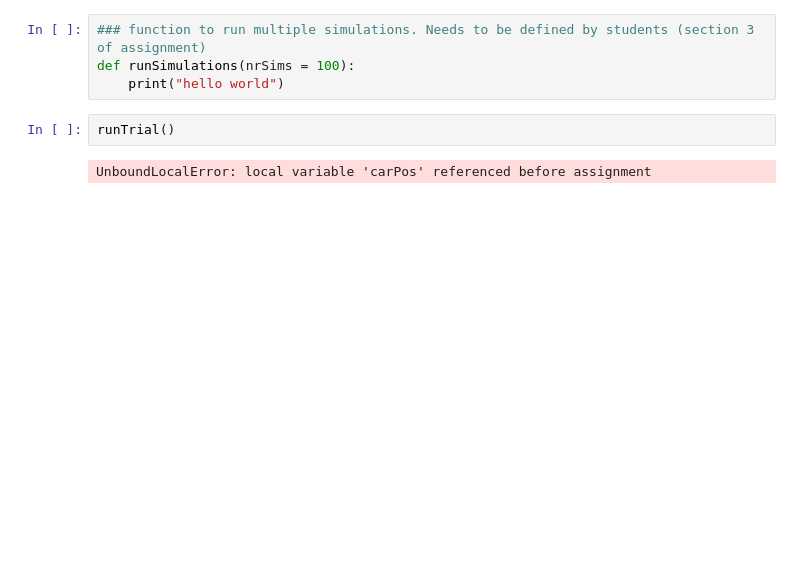
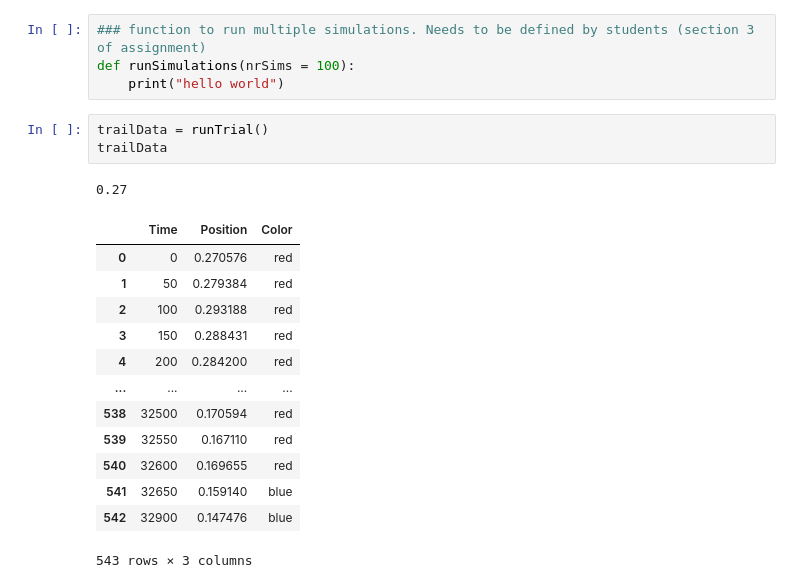
Before and after one commit to lucvergnes/CognitiveMod, a Jupyter notebook: driving_model.ipynb, the cells around one changed output. Cells and saved outputs as stored; diff of their text form; blank space fills up the shorter version.

```diff
--- a/driving_model.ipynb
+++ b/driving_model.ipynb
@@ -144,6 +163,20 @@ def runTrial(nrWordsPerSentence =5,nrSentences=3,nrSteeringMovementsWhenSteering
 def runSimulations(nrSims = 100):
     print("hello world")
 # %%
-runTrial()
+trailData = runTrial()
+trailData
 # %% [output]
-UnboundLocalError: local variable 'carPos' referenced before assignment
+0.27
+|  | Time | Position | Color |
+| 0 | 0 | 0.270576 | red |
+| 1 | 50 | 0.279384 | red |
+| 2 | 100 | 0.293188 | red |
+| 3 | 150 | 0.288431 | red |
+| 4 | 200 | 0.284200 | red |
+| ... | ... | ... | ... |
+| 538 | 32500 | 0.170594 | red |
+| 539 | 32550 | 0.167110 | red |
+| 540 | 32600 | 0.169655 | red |
+| 541 | 32650 | 0.159140 | blue |
+| 542 | 32900 | 0.147476 | blue |
+543 rows × 3 columns
```
Also changed, not shown: parts of 5 cells of this notebook.
